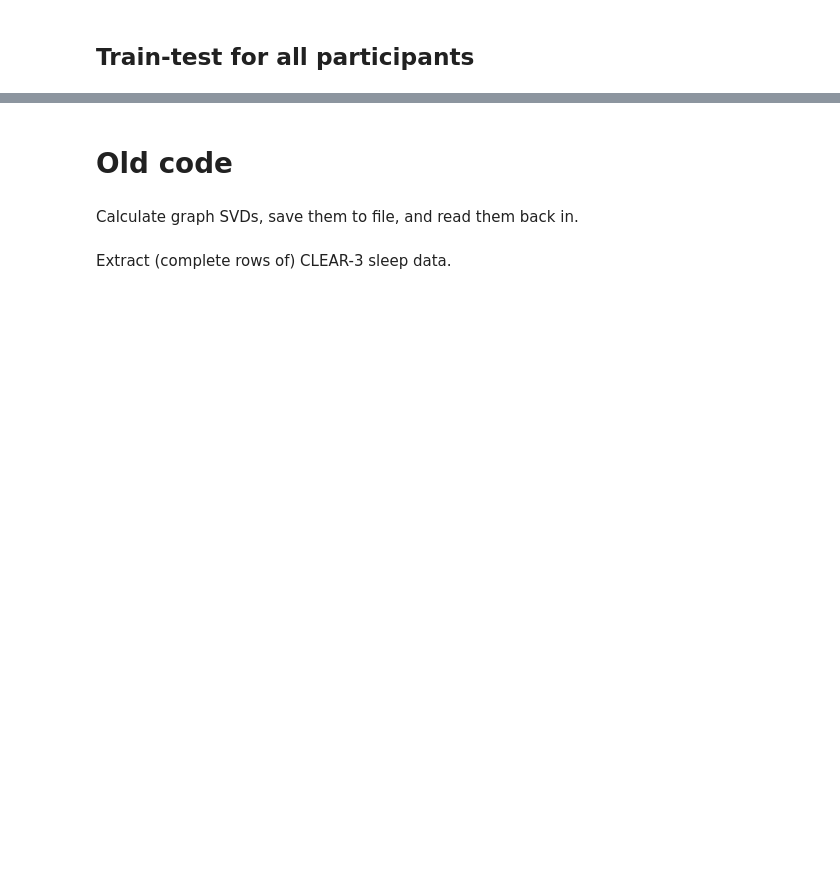
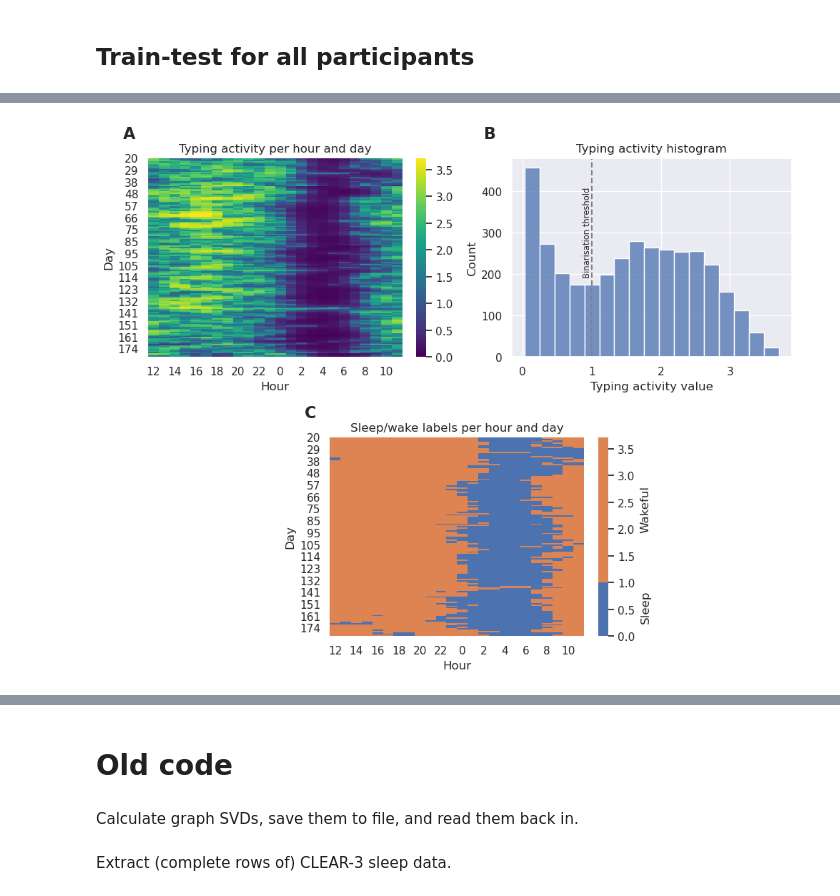
Before and after one commit to Valkje/graph-svd, a Jupyter notebook: clear3_sleep.ipynb, the cells around one changed output, grey strips where cells are left out. Saved outputs shown, nothing was run; the diff lists cells and outputs as text; code cells hidden in the pictures; blank space fills up the shorter version.

```diff
--- a/clear3_sleep.ipynb
+++ b/clear3_sleep.ipynb
@@ -323,10 +93,10 @@ typing_mat_dict = {
     "dates": dates
 }
 
-with open(join(dat_dir, 'typing_mat_dict.pkl'), 'wb') as f:
+with open(typing_mats_file, 'wb') as f:
     pickle.dump(typing_mat_dict, f)
 # %%
-with open(join(dat_dir, 'typing_mat_dict.pkl'), 'rb') as f:
+with open(typing_mats_file, 'rb') as f:
     typing_mat_dict = pickle.load(f)
 
 typing_matrices: dict[str, dict[str, pd.DataFrame]] = typing_mat_dict["typing_matrices"]
@@ -803,0 +121,8 @@ sleep_pred.to_parquet(join(dat_dir, 'spleep_pred_10_90.parquet'))
+# %%
+# Saving
+with open(svd_mats_file, 'wb') as f:
+    pickle.dump(svd_mats, f)
+# %%
+# Loading
+with open(svd_mats_file, 'rb') as f:
+    svd_mats: dict[str, dict[str, np.ndarray]] = pickle.load(f)
@@ -803,0 +331,83 @@ sleep_pred.to_parquet(join(dat_dir, 'spleep_pred_10_90.parquet'))
+# %%
+%matplotlib inline
+
+warpedIdx = pd.Index(np.concatenate((np.arange(12, 24), np.arange(0, 12))))
+
+plt.close()
+
+participant = '3009'
+
+part_mats = typing_matrices[participant]
+ikd_df = part_mats['IKD']
+
+fig = plt.figure(figsize=(10, 8))
+spec = fig.add_gridspec(2, 4)
+
+svd_mat = svd_mats[participant]
+
+day_index = part_mats['IKD'].index.astype(int)
+
+split_idx = svd_mat['train'].shape[0]
+svd_df = pd.DataFrame(svd_mat['test'],
+                      index=day_index[split_idx:],
+                      columns=warpedIdx)
+
+# GSVD matrix
+a = fig.add_subplot(spec[0, :2])
+
+sns.heatmap(svd_df, cmap='viridis', vmin=0,#vmax=0.25,
+            cbar_kws={'fraction': 0.043}, ax=a)
+
+a.set_title("Typing activity per hour and day")
+a.set_xlabel('Hour')
+a.set_ylabel('Day')
+a.tick_params(axis='x', labelrotation=0)
+
+a.text(-0.1, 1.1, 'A', transform=a.transAxes,
+       size=16, weight='bold')
+
+# Histogram
+a = fig.add_subplot(spec[0, 2:])
+
+threshold = 1
+
+sns.histplot(svd_mat['test'].flatten(), ax=a)
+
+a.annotate("Binarisation threshold",
+           xy=(threshold, 300), rotation='vertical',
+           ha='right', va='center', fontsize='x-small')
+a.axvline(x=threshold, color='grey', linestyle='dashed')
+
+a.set_title("Typing activity histogram")
+a.set_xlabel("Typing activity value")
+
+a.text(-0.1, 1.1, 'B', transform=a.transAxes,
+       size=16, weight='bold')
+
+# Binarized matrix
+a = fig.add_subplot(spec[1, 1:3])
+
+max_val = np.max(svd_mat['test'])
+binary_df = (svd_df > threshold) * max_val
+sns.heatmap(binary_df, cmap=sns.color_palette(n_colors=2), vmin=0, vmax=max_val,
+            cbar_kws={'fraction': 0.043}, ax=a, center=threshold)
+a.set_title("Sleep/wake labels per hour and day")
+a.set_xlabel('Hour')
+a.set_ylabel('Day')
+a.tick_params(axis='x', labelrotation=0)
+
+a.text(-0.1, 1.1, 'C', transform=a.transAxes,
+       size=16, weight='bold')
+
+a.text(1.22, 0.64, 'Wakeful', transform=a.transAxes,
+       rotation=90, va='center')
+a.text(1.22, 0.15, 'Sleep', transform=a.transAxes,
+       rotation=90, va='center')
+
+fig.tight_layout()
+
+fig.savefig(join('images', 'binarisation_feature_scaling.pdf'))
+
+plt.show()
+# %% [output]
+[figure, added]
```
Also changed, not shown: parts of 126 cells of this notebook.
